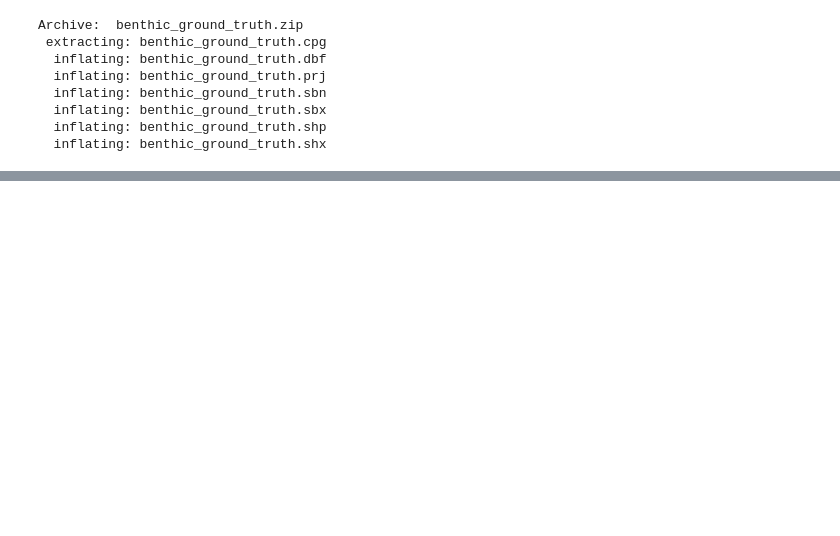
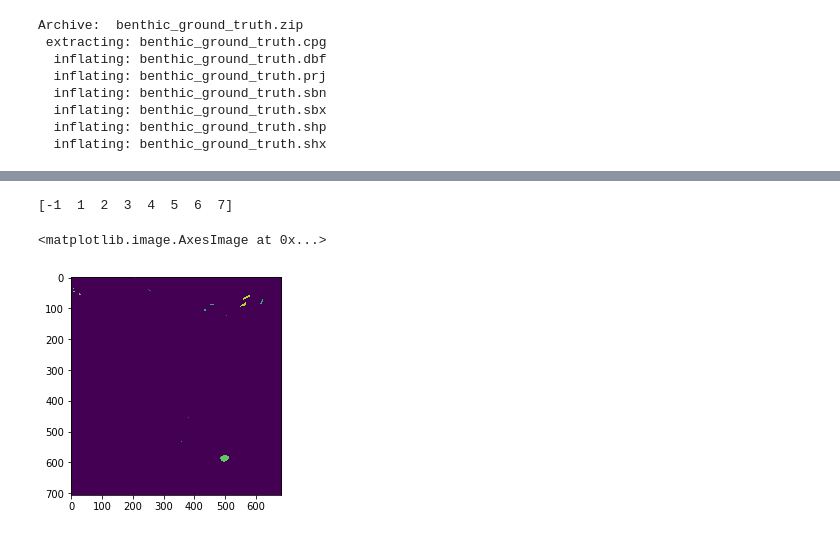
Before and after one commit to NSCC-COGS/Aestheta, a Jupyter notebook: Experiments/zostera/project_zostera.ipynb, the cells around one changed output, grey strips where cells are left out. Cells and saved outputs as stored; diff of their text form; code cells hidden in the pictures; blank space fills up the shorter version.

```diff
--- a/Experiments/zostera/project_zostera.ipynb
+++ b/Experiments/zostera/project_zostera.ipynb
@@ -38,3 +36,12 @@ from matplotlib import pyplot as plt
 vector_file = r'benthic_ground_truth.shp'
 ortho_file = r'PQ_RCD_50cm_Cubic.tif'
 dem_file = r'PQ_Lidar_DEMo13.tif'
+# %%
+shapefile = fiona.open(vector_file)
+print(shapefile.bounds)
+print(shapefile.meta)
+a = shapefile[0]["geometry"]
+a['coordinates'] = shapefile.bounds
+print(a)
+shapes = [feature["geometry"] for feature in shapefile]
+print(shapes)
@@ -94,0 +178,27 @@ plt.imshow(image1 * image2)
+# %%
+def add_features_from_vec_col(raster_file , vector_file,col):
+# https://gis.stackexchange.com/questions/297920/rasterizing-by-attribute-in-rasterio
+
+  src = rasterio.open(raster_file)
+  shapefile = fiona.open(vector_file)
+  geom = [[shapes['geometry'],shapes['properties'][col]] for shapes in shapefile]
+
+  varray = rasterio.features.rasterize(geom,
+                    out_shape=src.shape,
+                    transform=src.transform,
+                    fill=-1,
+                    default_value=1,
+                    all_touched=True)
+  return varray
+# %%
+image_col = add_features_from_vec_col(ortho_clip_file,vector_file, col = 'Id')
+# %%
+import numpy as np
+print(np.unique(image_col))
+# %% [output]
+[-1  1  2  3  4  5  6  7]
+# %%
+plt.imshow(image_col[::10,::10], interpolation='nearest')
+# %% [output]
+<matplotlib.image.AxesImage at 0x...>
+[figure, added]
```
Also changed, not shown: parts of 31 cells of this notebook.
